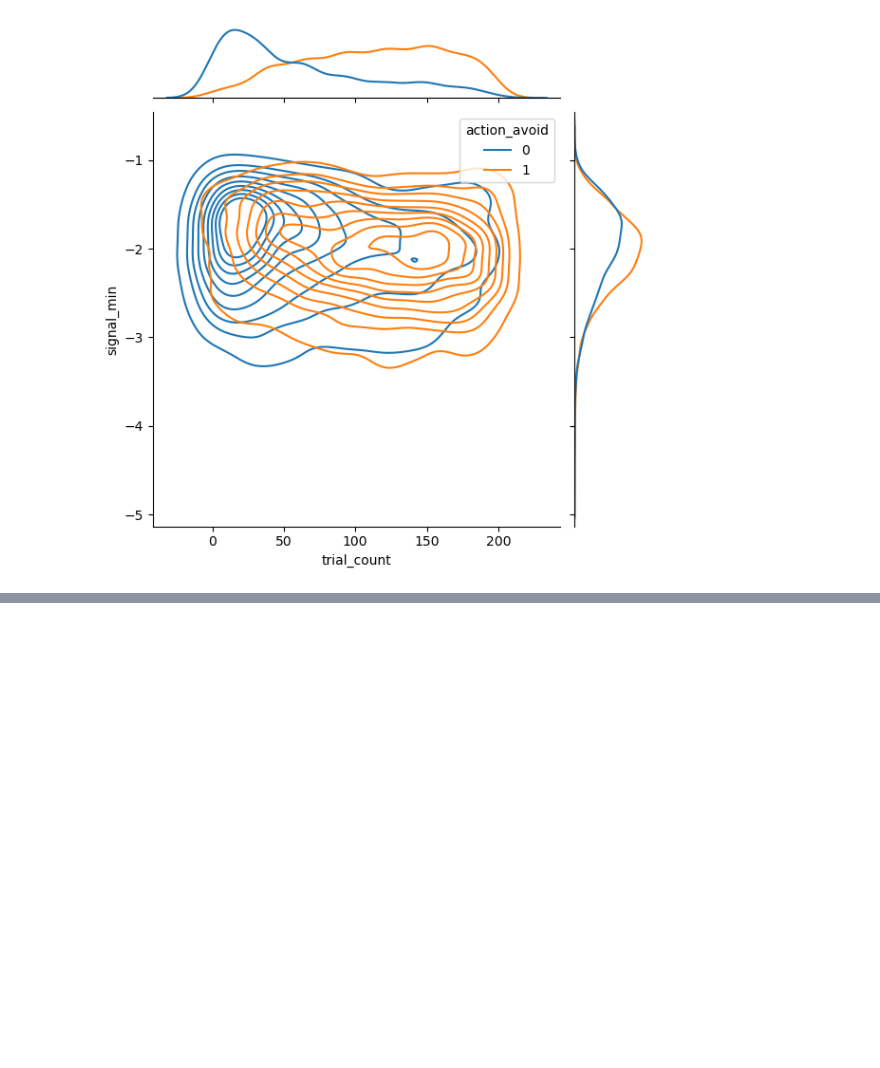
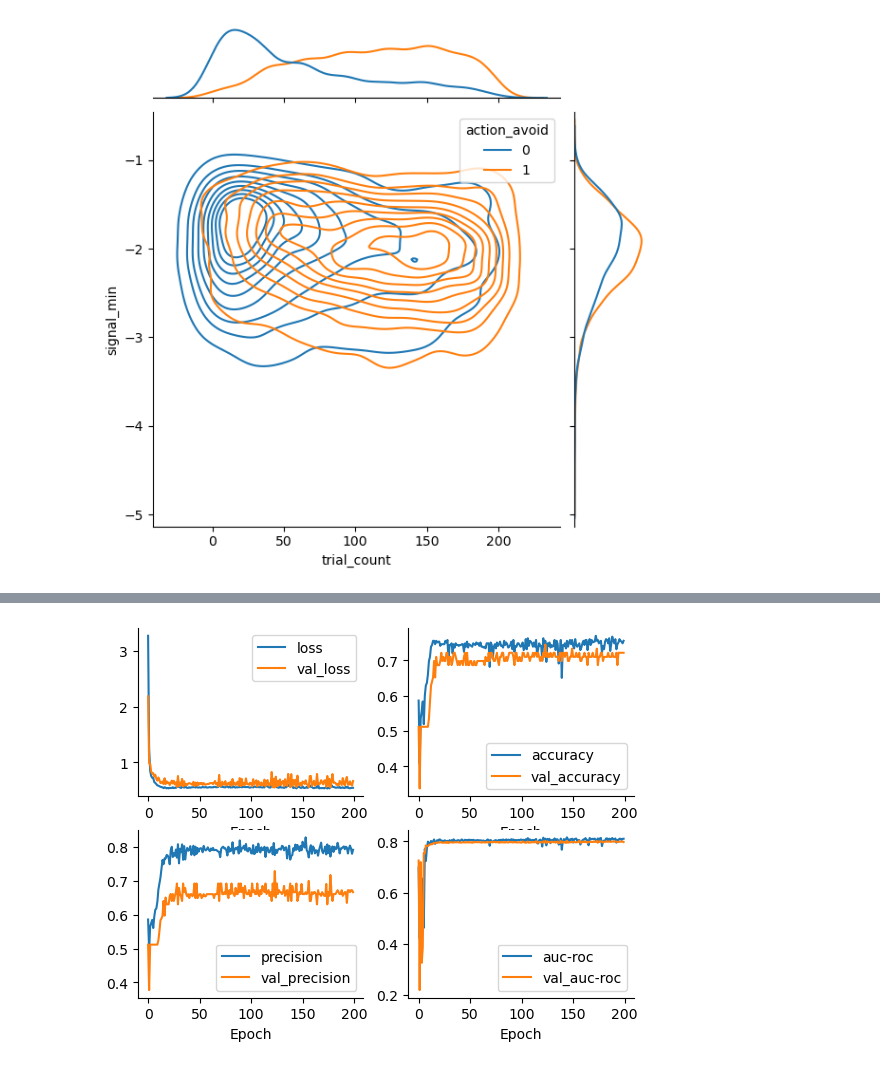
Before and after one commit to Mschaid/ENIGMA, a Jupyter notebook: notebooks/development/classifier_01.ipynb, the cells around one changed output, grey strips where cells are left out. Drawn from its saved outputs; the diff is of its cells as text; code cells hidden in the pictures; blank space fills up the shorter version.

Commit message:
base classifier prototyping

```diff
--- a/notebooks/development/classifier_01.ipynb
+++ b/notebooks/development/classifier_01.ipynb
@@ -61,8 +22,0 @@ sns.jointplot(
-# %%
-events = filter_columns_by_search(grouped_data, 'event')
-actions = filter_columns_by_search(grouped_data, 'action')
-mouse = filter_columns_by_search(grouped_data, 'mouse')
-sensors = filter_columns_by_search(grouped_data, 'sensor')
-dummies = pd.get_dummies(data = grouped_data,
-                         columns = events + actions + mouse + sensors)
-dummies
@@ -131,8 +62,19 @@ classifer_processor.train_x
 # %%
-model = tf.keras.models.Sequential([
-    tf.keras.layers.Dense(128, activation='relu'),
+base_model = tf.keras.models.Sequential([
+    tf.keras.layers.Input(shape = (classifer_processor.train_x.shape[1],)),
+    # tf.keras.layers.Normalization(),
+    tf.keras.layers.Dense(64, activation='relu'),
+    tf.keras.layers.Dense(64, activation='relu'),
+    tf.keras.layers.Dense(64, activation='relu'),
     tf.keras.layers.Dense(1, activation='sigmoid')
 ])
-model.compile(optimizer='adam',loss='binary_crossentropy',metrics=['accuracy'])
-model.fit(classifer_processor.train_x, classifer_processor.train_y, epochs=50, batch_size=32, validation_data=(classifer_processor.val_x, classifer_processor.val_y))
+metrics = [tf.keras.metrics.BinaryAccuracy(name='accuracy'),
+           tf.keras.metrics.Precision(name='precision'),
+           tf.keras.metrics.Recall(name='recall'),
+           tf.keras.metrics.AUC(name='auc-roc')]
+opt = tf.keras.optimizers.Adam(learning_rate=0.0001)
+base_model.compile(optimizer=opt,loss='binary_crossentropy',metrics=metrics)
+base_model.fit(classifer_processor.train_x, classifer_processor.train_y,
+          epochs=200, batch_size=32,
+          validation_data=(classifer_processor.val_x, classifer_processor.val_y))
 # %% [output]
@@ -156,0 +101,18 @@ Epoch 50/50
+# %%
+fig, ax = plt.subplots(2,2)
+
+def plot_metrics(*metrics, model, title, ax):
+    for metric in metrics:
+        ax.plot(model.history.history[f'{metric}'], label=f'{metric}')
+        # ax.title(f'{title}')
+        # plt.yscale('log')
+        ax.set_xlabel('Epoch')
+        ax.legend()
+        sns.despine()
+
+plot_metrics('loss', 'val_loss', model = base_model, title = 'Loss', ax = ax[0,0])
+plot_metrics('accuracy', 'val_accuracy', model = base_model, title = 'Accuracy', ax = ax[0,1])
+plot_metrics('precision', 'val_precision', model = base_model, title = 'Precision', ax = ax[1,0])
+plot_metrics('auc-roc', 'val_auc-roc', model = base_model, title = 'Recall', ax = ax[1,1])
+# %% [output]
+[figure, added]
```
Also changed, not shown: parts of 20 cells of this notebook.
